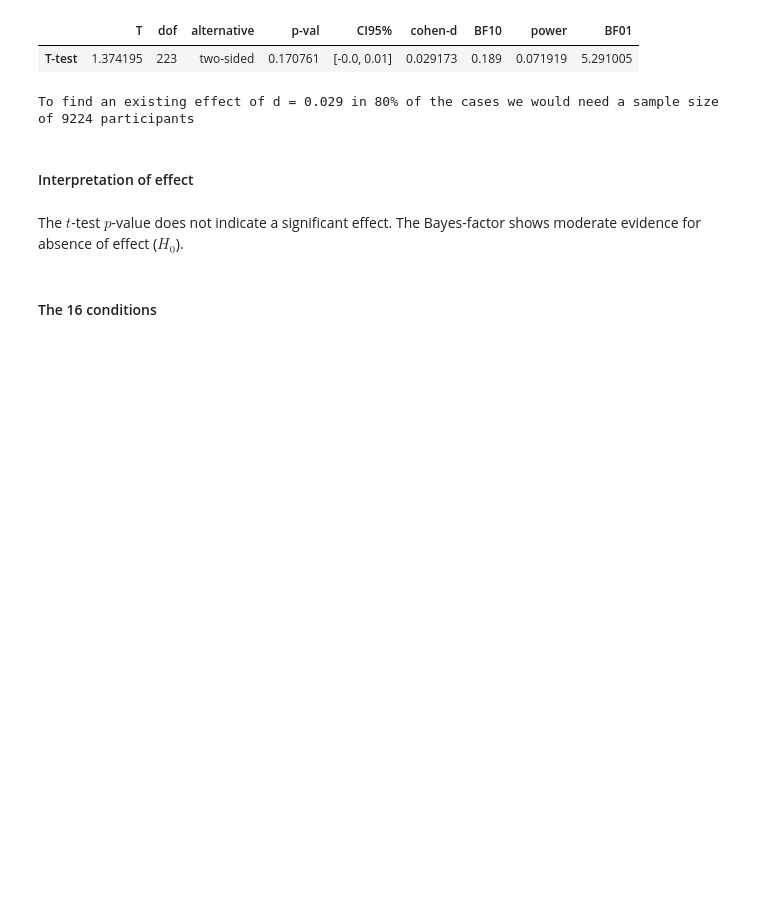
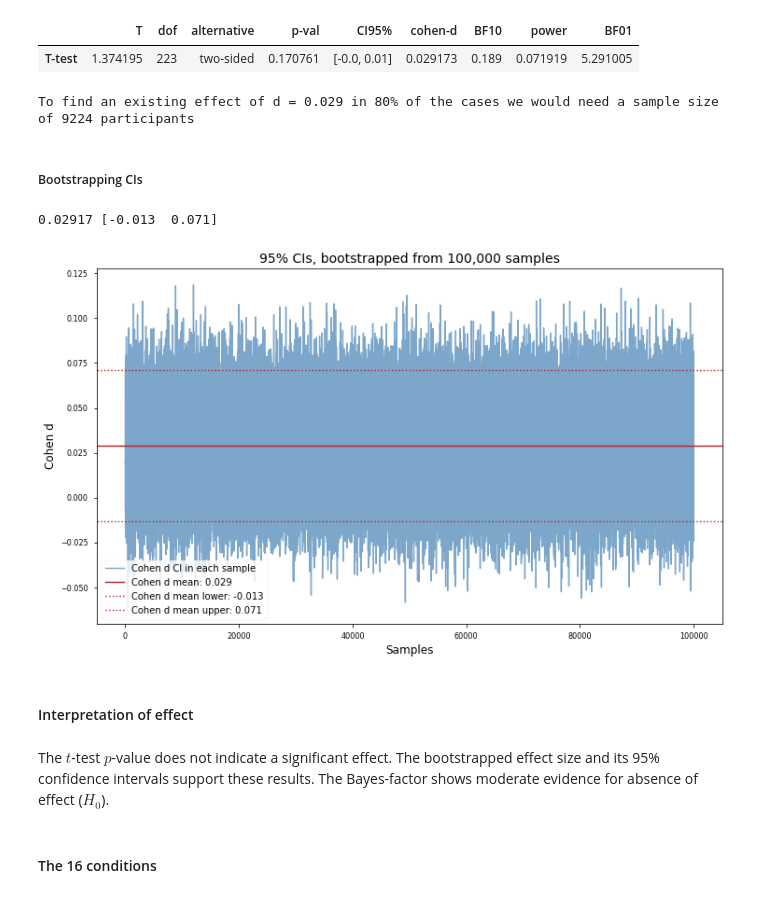
Before and after one commit to ElectronicsArchiver/tewa1_cogpsy_python, a Jupyter notebook: final_project_dataset_1.ipynb, the cells around one changed output. Drawn from its saved outputs; the diff is of its cells as text; code cells hidden in the pictures; blank space fills up the shorter version.

Commit message:
added bootstrap

```diff
--- a/final_project_dataset_1.ipynb
+++ b/final_project_dataset_1.ipynb
@@ -259,10 +259,37 @@ tt_res_overall
 print(f"To find an existing effect of d ={tt_res_overall['cohen-d'][0]: .3f} in 80% of the cases we would need a sample size of {round(tt_power_80)} participants")
 # %% [output]
 To find an existing effect of d = 0.029 in 80% of the cases we would need a sample size of 9224 participants
+# %% [markdown]
+##### Bootstrapping CIs
+# %%
+from pingouin import compute_effsize, compute_bootci
+
+n_boot = int(1e5)
+
+Pre, Post = df.loc[df["Time"]=="Pre", "Power"], df.loc[df["Time"]=="Post", "Power"]
+
+stat = compute_effsize(Pre, Post, paired=True, eftype='cohen')
+ci = compute_bootci(Pre, Post, paired=True, func='cohen', seed=42, decimals=3, n_boot=n_boot, confidence=.95, return_dist=True)
+
+print(round(stat, 5), ci[0])
+# %% [output]
+0.02917 [-0.013  0.071]
+# %%
+plt.figure(figsize=(12, 7))
+plt.plot(ci[1], alpha=.7, color="steelblue", label="Cohen d CI in each sample")
+plt.title(f"95% CIs, bootstrapped from {n_boot:,.0f} samples", fontsize=14)
+plt.xlabel("Samples", fontsize=12)
+plt.ylabel("Cohen d", fontsize=12)
+plt.axhline(stat, color="firebrick", label=f"Cohen d mean: {stat:.3f}")
+plt.axhline(ci[0][0], color="firebrick", linestyle=":", label=f"Cohen d mean lower: {ci[0][0]:.3f}")
+plt.axhline(ci[0][1], color="firebrick", linestyle=":", label=f"Cohen d mean upper: {ci[0][1]:.3f}")
+plt.legend(fontsize=10);
+# %% [output]
+[figure, added]
 # %% [markdown]
 #### Interpretation of effect
 # %% [markdown]
-The $t$-test $p$-value does not indicate a significant effect. The Bayes-factor shows moderate evidence for absence of effect ($H_0$).
+The $t$-test $p$-value does not indicate a significant effect. The bootstrapped effect size and its 95% confidence intervals support these results. The Bayes-factor shows moderate evidence for absence of effect ($H_0$).
 # %% [markdown]
 #### The 16 conditions
 # %%
```
